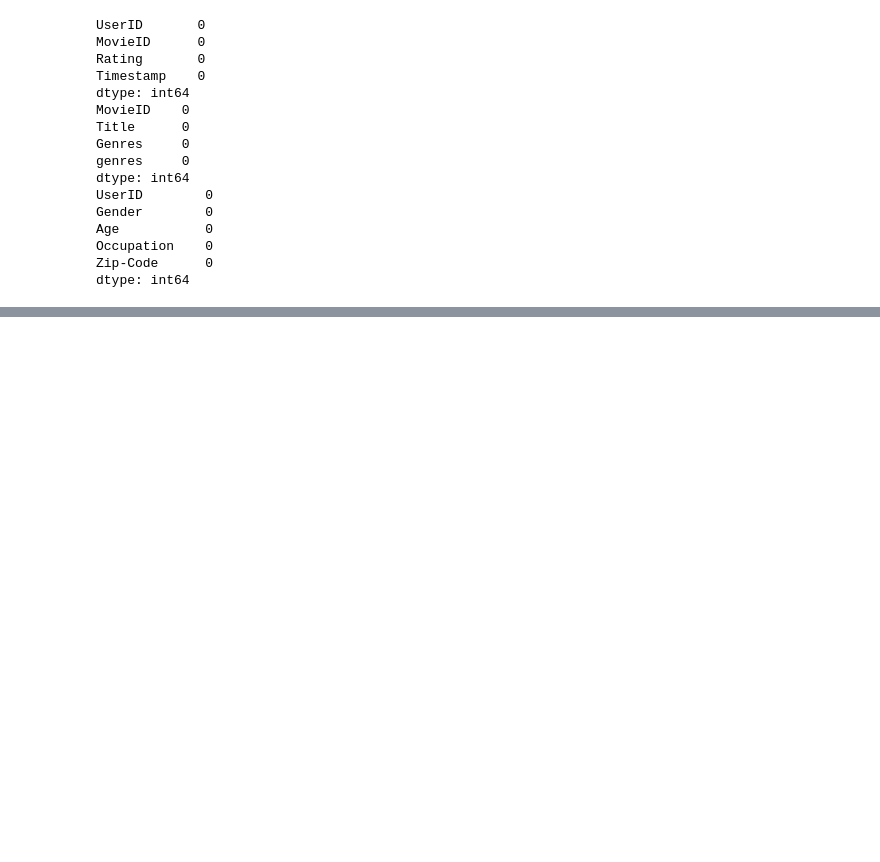
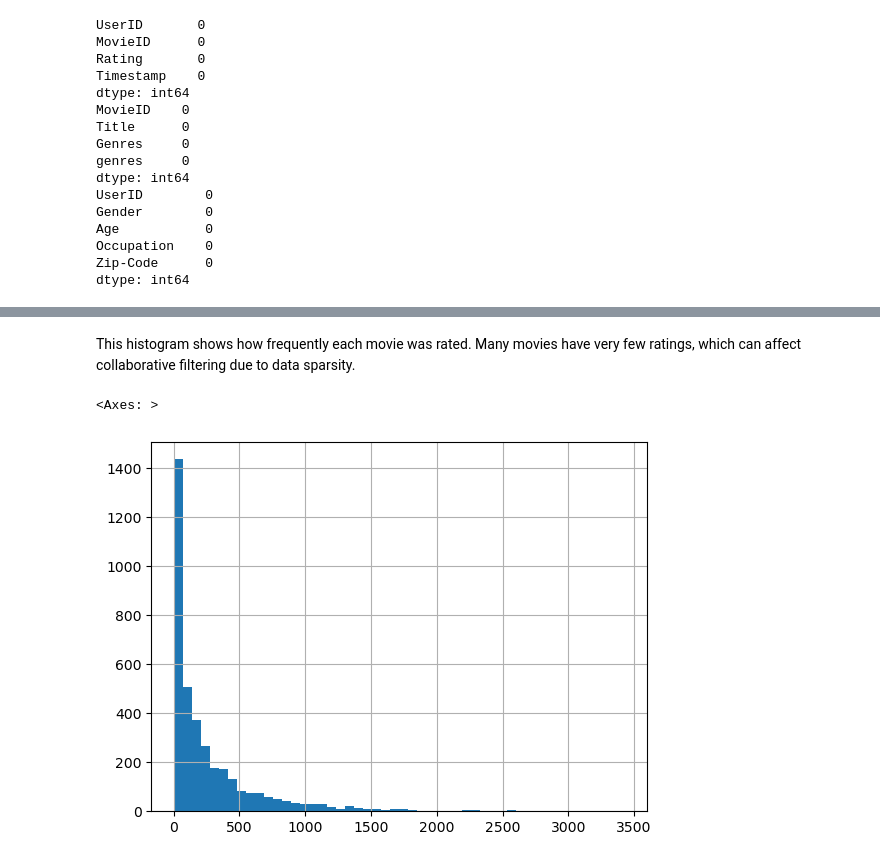
Before and after one commit to koomson-ak/recommender, a Jupyter notebook: notebooks/MovieLens_Hybrid_Recommender_Exploration.ipynb, the cells around one changed output, grey strips where cells are left out. Drawn from its saved outputs; the diff is of its cells as text; code cells hidden in the pictures; blank space fills up the shorter version.

```diff
--- a/notebooks/MovieLens_Hybrid_Recommender_Exploration.ipynb
+++ b/notebooks/MovieLens_Hybrid_Recommender_Exploration.ipynb
@@ -218,0 +229,7 @@ dtype: int64
+# %% [markdown]
+This histogram shows how frequently each movie was rated. Many movies have very few ratings, which can affect collaborative filtering due to data sparsity.
+# %%
+ratings['MovieID'].value_counts().hist(bins=50)
+# %% [output]
+<Axes: >
+[figure, added]
```
Also changed, not shown: parts of 9 cells of this notebook.
